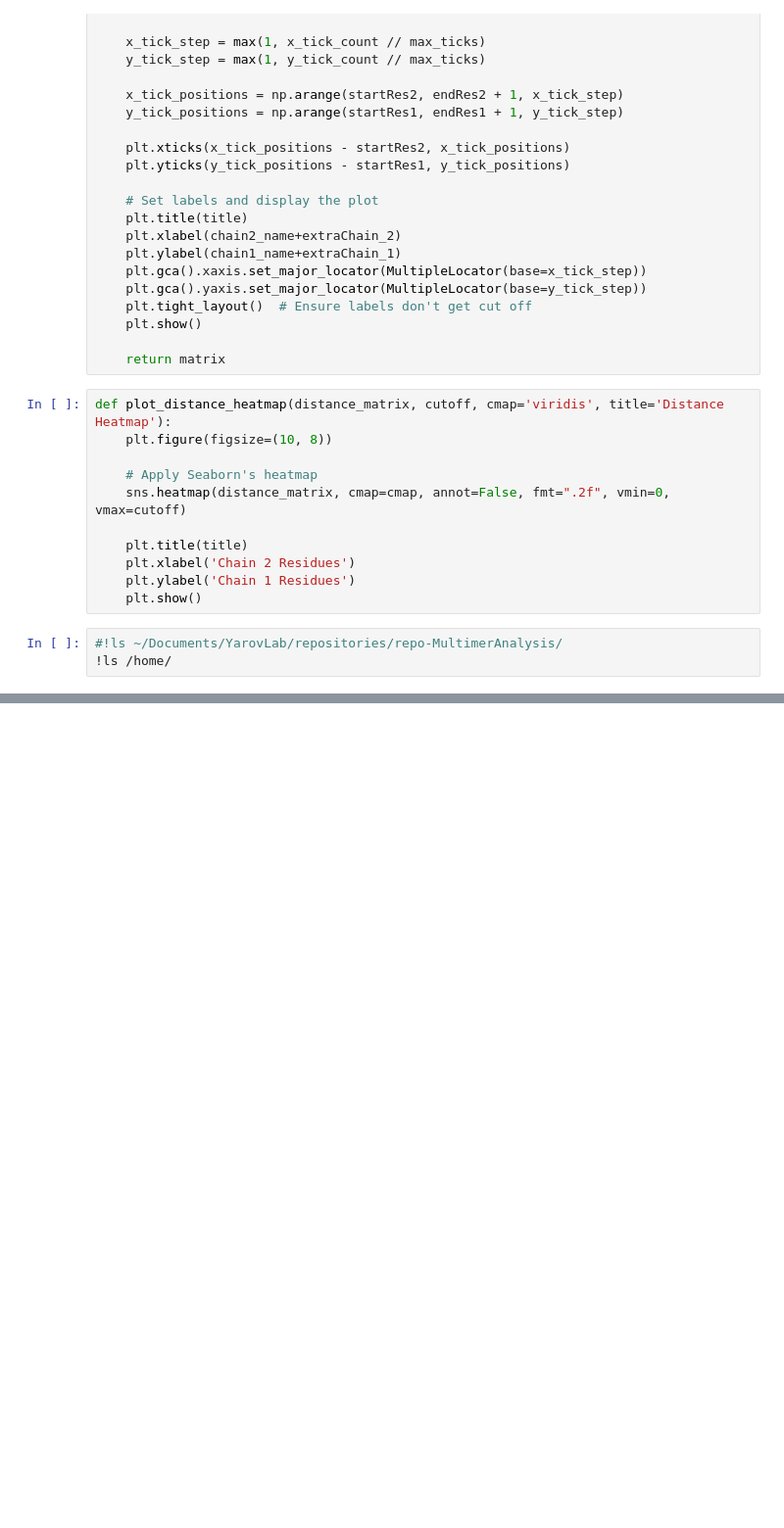
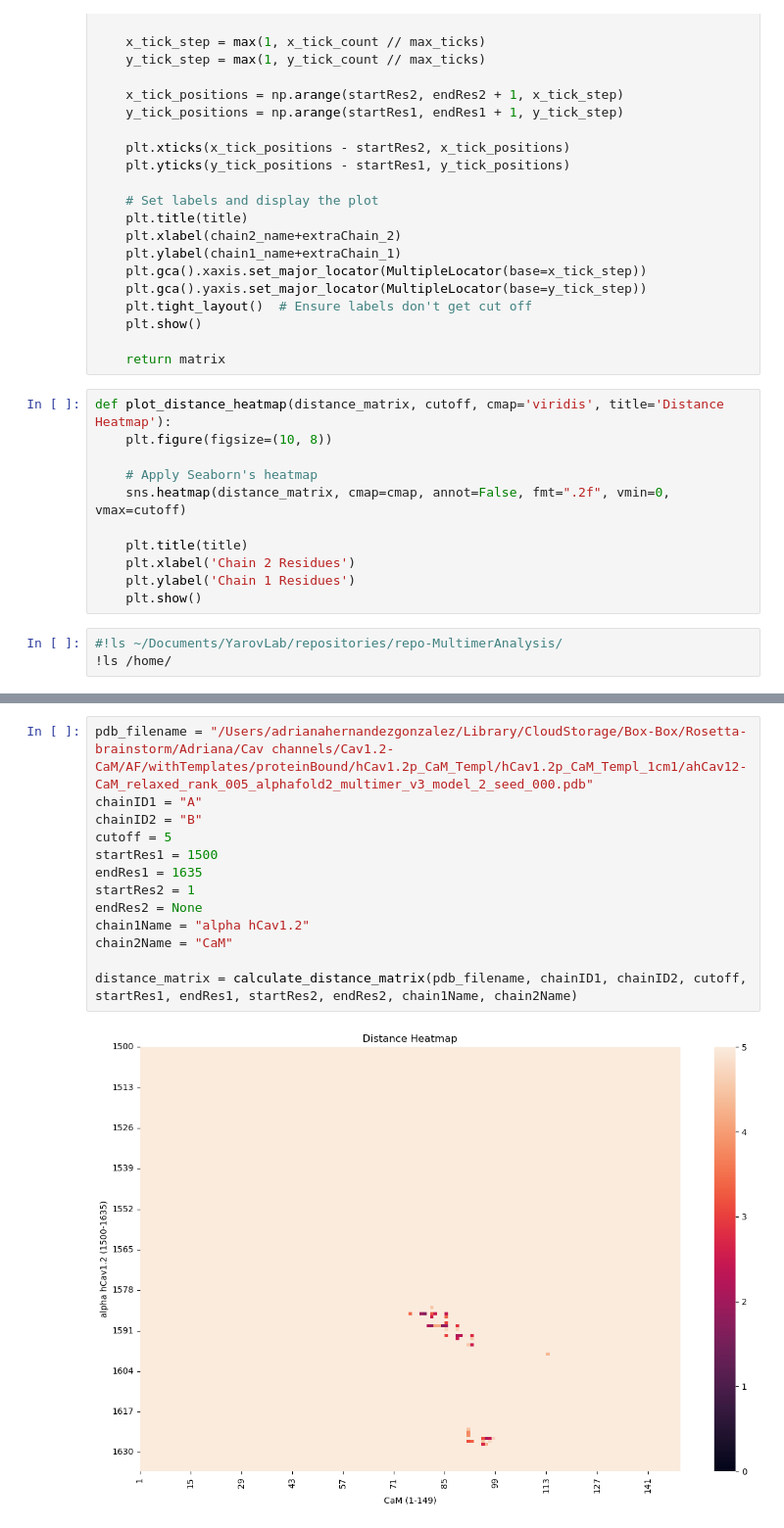
Before and after one commit to adrishg/MultimerAnalysis, a Jupyter notebook: ProteinProteinDistances.ipynb, the cells around one changed output, grey strips where cells are left out. Shown: that part at 98% size. Cells and saved outputs as stored; diff of their text form; blank space fills up the shorter version.

```diff
--- a/ProteinProteinDistances.ipynb
+++ b/ProteinProteinDistances.ipynb
@@ -133,0 +136,15 @@ distance_matrix = calculate_distance_matrix(pdb_filename, chainID1, chainID2, cu
+# %%
+pdb_filename = "/Users/adrianahernandezgonzalez/Library/CloudStorage/Box-Box/Rosetta-brainstorm/Adriana/Cav channels/Cav1.2-CaM/AF/withTemplates/proteinBound/hCav1.2p_CaM_Templ/hCav1.2p_CaM_Templ_1cm1/ahCav12-CaM_relaxed_rank_005_alphafold2_multimer_v3_model_2_seed_000.pdb"
+chainID1 = "A"
+chainID2 = "B"
+cutoff = 5
+startRes1 = 1500
+endRes1 = 1635
+startRes2 = 1
+endRes2 = None
+chain1Name = "alpha hCav1.2"
+chain2Name = "CaM"
+
+distance_matrix = calculate_distance_matrix(pdb_filename, chainID1, chainID2, cutoff, startRes1, endRes1, startRes2, endRes2, chain1Name, chain2Name)
+# %% [output]
+[figure, added]
```
Also changed, not shown: parts of 2 cells of this notebook, 46 other files.
